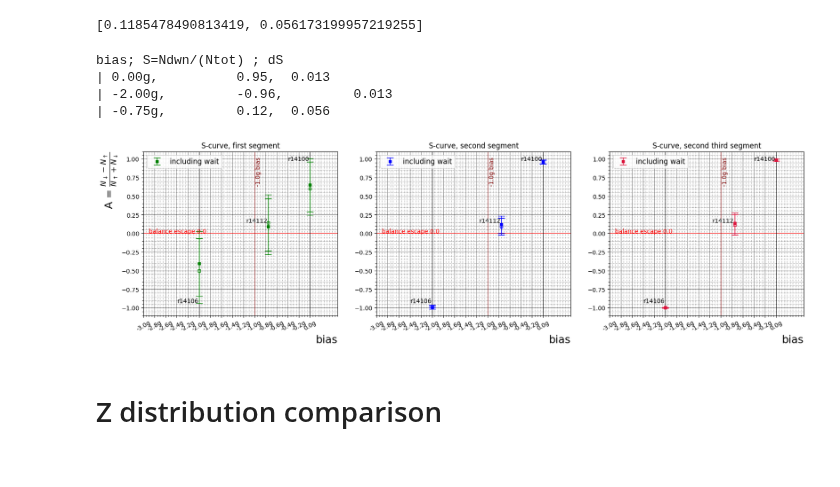
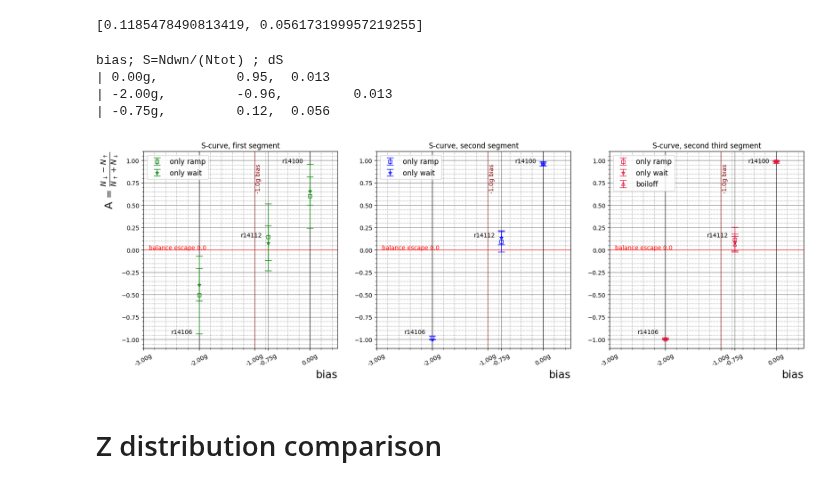
Before and after one commit to Adrianodelvincio/alphag_frequentist_analysis_2025, a Jupyter notebook: v1/Preliminary_Scurve_2025.ipynb, the cells around one changed output. Saved outputs shown, nothing was run; the diff lists cells and outputs as text; code cells hidden in the pictures.

```diff
--- a/v1/Preliminary_Scurve_2025.ipynb
+++ b/v1/Preliminary_Scurve_2025.ipynb
@@ -164,13 +180,18 @@ list_runs = np.array(list_runs)
 # %%
 S_ramp1_wait, S_ramp2_wait, S_ramp3_wait, S_ramp4_wait      = np.array(S_ramp1_wait), np.array(S_ramp2_wait), np.array(S_ramp3_wait), np.array(S_ramp4_wait)
 dS_ramp1_wait, dS_ramp2_wait, dS_ramp3_wait, dS_ramp4_wait  = np.array(dS_ramp1_wait), np.array(dS_ramp2_wait), np.array(dS_ramp3_wait), np.array(dS_ramp4_wait)
+# %%
+S_ramp1_onlywait, S_ramp2_onlywait, S_ramp3_onlywait, S_ramp4_onlywait      = np.array(S_ramp1_onlywait), np.array(S_ramp2_onlywait), np.array(S_ramp3_onlywait), np.array(S_ramp4_onlywait)
+dS_ramp1_onlywait, dS_ramp2_onlywait, dS_ramp3_onlywait, dS_ramp4_onlywait  = np.array(dS_ramp1_onlywait), np.array(dS_ramp2_onlywait), np.array(dS_ramp3_onlywait), np.array(dS_ramp4_onlywait)
+# %%
+S_boiloff, dS_boiloff = np.array(S_boiloff), np.array(dS_boiloff)
 # %%
 print("bias; S=Ndwn/(Ntot) ; dS")
 for bias_, asymmetry, error in zip(bias, S, dS):
     print(f"| {bias_:.2f}g,\t  {asymmetry:.2f},\t {error:.2}")
 
 
-plt.figure(1, figsize = (20, 5))
+plt.figure(1, figsize = (20, 6))
 plt.subplot(1,3,1)
 plt.title("S-curve, first segment")
 plt.ylabel(r"A = $\frac{N_{\downarrow} - N_{\uparrow}}{N_{\uparrow} + N_{\downarrow}}$", fontsize = 18, loc = "top")
@@ -196,11 +217,12 @@ plt.axvline(-2,   linestyle = "-",  color = "black",  linewidth = 0.75)
 plt.axvline(-1,  linestyle = "-", color = "maroon", linewidth = 0.75)
 plt.text( -1. + 0.02, 0.65, "-1.0g bias", rotation = 90, color = "maroon")
 
-plt.errorbar(bias, S_ramp1, dS_ramp1, marker = "s", markersize = 4, markerfacecolor='none', color = "green", capsize = 6, elinewidth=1, linestyle = "")
-plt.errorbar(bias, S_ramp1_wait, dS_ramp1_wait, marker = "s", markersize = 4, color = "green", capsize = 6, elinewidth=1, linestyle = "", label = "including wait")
+plt.errorbar(bias, S_ramp1, dS_ramp1, marker = "s", markersize = 6, markerfacecolor='none', color = "green", capsize = 6, elinewidth=1, linestyle = "", label = "only ramp")
+#plt.errorbar(bias, S_ramp1_wait, dS_ramp1_wait, marker = "^", markersize = 6, color = "green", capsize = 6, elinewidth=1, linestyle = "", label = "including wait")
+plt.errorbar(bias, S_ramp1_onlywait, dS_ramp1_onlywait, marker = "*", markersize = 6, markerfacecolor='none', color = "green", capsize = 6, elinewidth=1, linestyle = "", label = "only wait")
 
-labels = np.linspace(-3,0,16)
-plt.xticks(labels,[f"{item:.1f}g" for item in labels], rotation = 30)      # etichette
+labels = [-3, -2, -1, -.75,  0]
+plt.xticks(labels,[f"{item:.2f}g" for item in labels], rotation = 30)      # etichette
 plt.xlim(-3,.5)
 
 # metto una etichetta vicino a ogni punto
@@ -209,7 +231,7 @@ plt.xlim(-3,.5)
 
 texts = []
 for xi, yi, label in zip(bias, S, list_runs):
-    texts.append(plt.text(xi - 0.4, yi, label))
+    texts.append(plt.text(xi - 0.5, yi, label))
 
 adjust_text(texts, bias, S, arrowprops=dict(arrowstyle="->", color='gray'))
 
@@ -235,11 +257,12 @@ plt.axvline(-2,   linestyle = "-",  color = "black",  linewidth = 0.75)
 plt.axvline(-1,  linestyle = "-", color = "maroon", linewidth = 0.75)
 plt.text( -1. + 0.02, 0.65, "-1.0g bias", rotation = 90, color = "maroon")
 
-plt.errorbar(bias, S_ramp2, dS_ramp2, marker = "s", markersize = 4, markerfacecolor='none', color = "blue", capsize = 6, elinewidth=1, linestyle = "")
-plt.errorbar(bias, S_ramp2_wait, dS_ramp2_wait, marker = "s", markersize = 4, color = "blue", capsize = 6, elinewidth=1, linestyle = "",  label = "including wait")
+plt.errorbar(bias, S_ramp2, dS_ramp2, marker = "s", markersize = 6, markerfacecolor='none', color = "blue", capsize = 6, elinewidth=1, linestyle = "", label = "only ramp")
+#plt.errorbar(bias, S_ramp2_wait, dS_ramp2_wait, marker = "^", markersize = 6, color = "blue", capsize = 6, elinewidth=1, linestyle = "",  label = "including wait")
+plt.errorbar(bias, S_ramp2_onlywait, dS_ramp2_onlywait, marker = "*", markersize = 6, markerfacecolor='none', color = "blue", capsize = 6, elinewidth=1, linestyle = "",  label = "only wait")
 
-labels = np.linspace(-3,0,16)
-plt.xticks(labels,[f"{item:.1f}g" for item in labels], rotation = 30)      # etichette
+labels = [-3, -2, -1, -.75,  0]
+plt.xticks(labels,[f"{item:.2f}g" for item in labels], rotation = 30)      # etichette
 plt.xlim(-3,.5)
 
 # metto una etichetta vicino a ogni punto
@@ -248,7 +271,7 @@ plt.xlim(-3,.5)
 
 texts = []
 for xi, yi, label in zip(bias, S, list_runs):
-    texts.append(plt.text(xi - 0.4, yi, label))
+    texts.append(plt.text(xi - 0.5, yi, label))
 
 adjust_text(texts, bias, S, arrowprops=dict(arrowstyle="->", color='gray'))
 
@@ -267,39 +290,41 @@ plt.grid(which='minor', linestyle=':', color='gray') #Griglia minore: linea trat
 plt.ylim(-1.1,1.1)
 #plt.xlim(-3, 3)
 
 plt.axhline(0.0, linestyle = "-",  color = "red",    alpha = 1, linewidth = 0.75)
 plt.text(-2.9, 0.005, "balance escape 0.0", color = "red")
 plt.axvline(0,   linestyle = "-",  color = "black",  linewidth = 0.75)
 plt.axvline(-2,   linestyle = "-",  color = "black",  linewidth = 0.75)
 plt.axvline(-1,  linestyle = "-", color = "maroon", linewidth = 0.75)
 plt.text( -1. + 0.02, 0.65, "-1.0g bias", rotation = 90, color = "maroon")
 
-plt.errorbar(bias, S_ramp3, dS_ramp3, marker = "s", markersize = 4, markerfacecolor='none', color = "crimson", capsize = 6, elinewidth=1, linestyle = "")
-plt.errorbar(bias, S_ramp3_wait, dS_ramp3_wait, marker = "s", markersize = 4, color = "crimson", capsize = 6, elinewidth=1, linestyle = "", label = "including wait")
+plt.errorbar(bias, S_ramp3, dS_ramp3, marker = "s", markersize = 6, markerfacecolor='none', color = "crimson", capsize = 6, elinewidth=1, linestyle = "", label = "only ramp")
+#plt.errorbar(bias, S_ramp3_wait, dS_ramp3_wait, marker = "^", markersize = 6, color = "crimson", capsize = 6, elinewidth=1, linestyle = "", label = "including wait")
+plt.errorbar(bias, S_ramp3_onlywait, dS_ramp3_onlywait, marker = "*", markerfacecolor='none', markersize = 6, color = "crimson", capsize = 6, elinewidth=1, linestyle = "", label = "only wait")
+plt.errorbar(bias, S_boiloff, dS_boiloff, marker = "^", markerfacecolor='none', markersize = 6, color = "crimson", capsize = 6, elinewidth=1, linestyle = "", label = "boiloff")
 
-labels = np.linspace(-3,0,16)
-plt.xticks(labels,[f"{item:.1f}g" for item in labels], rotation = 30)      # etichette
+labels = [-3, -2, -1, -.75,  0]
+plt.xticks(labels,[f"{item:.2f}g" for item in labels], rotation = 30)      # etichette
 plt.xlim(-3,.5)
 
 # metto una etichetta vicino a ogni punto
 #for xi, yi, label in zip(bias, S, list_runs):
 #    plt.text(xi-0.07, yi, label, fontsize=10, ha="right", va="bottom")
 
 texts = []
 for xi, yi, label in zip(bias, S, list_runs):
-    texts.append(plt.text(xi - 0.4, yi, label))
+    texts.append(plt.text(xi - 0.5, yi, label))
 
 adjust_text(texts, bias, S, arrowprops=dict(arrowstyle="->", color='gray'))
 
 plt.legend(fontsize = 12)
 
 plt.savefig("S_curve.png", bbox_inches = 'tight')
 # %% [output]
 bias; S=Ndwn/(Ntot) ; dS
 | 0.00g,          0.95,  0.013
 | -2.00g,         -0.96,         0.013
 | -0.75g,         0.12,  0.056
-[figure, old version]
+[figure, new version]
 # %%
 mirG_center = -415
 mirA_center = -671
```
Also changed, not shown: parts of 4 cells of this notebook, 1 other file.
